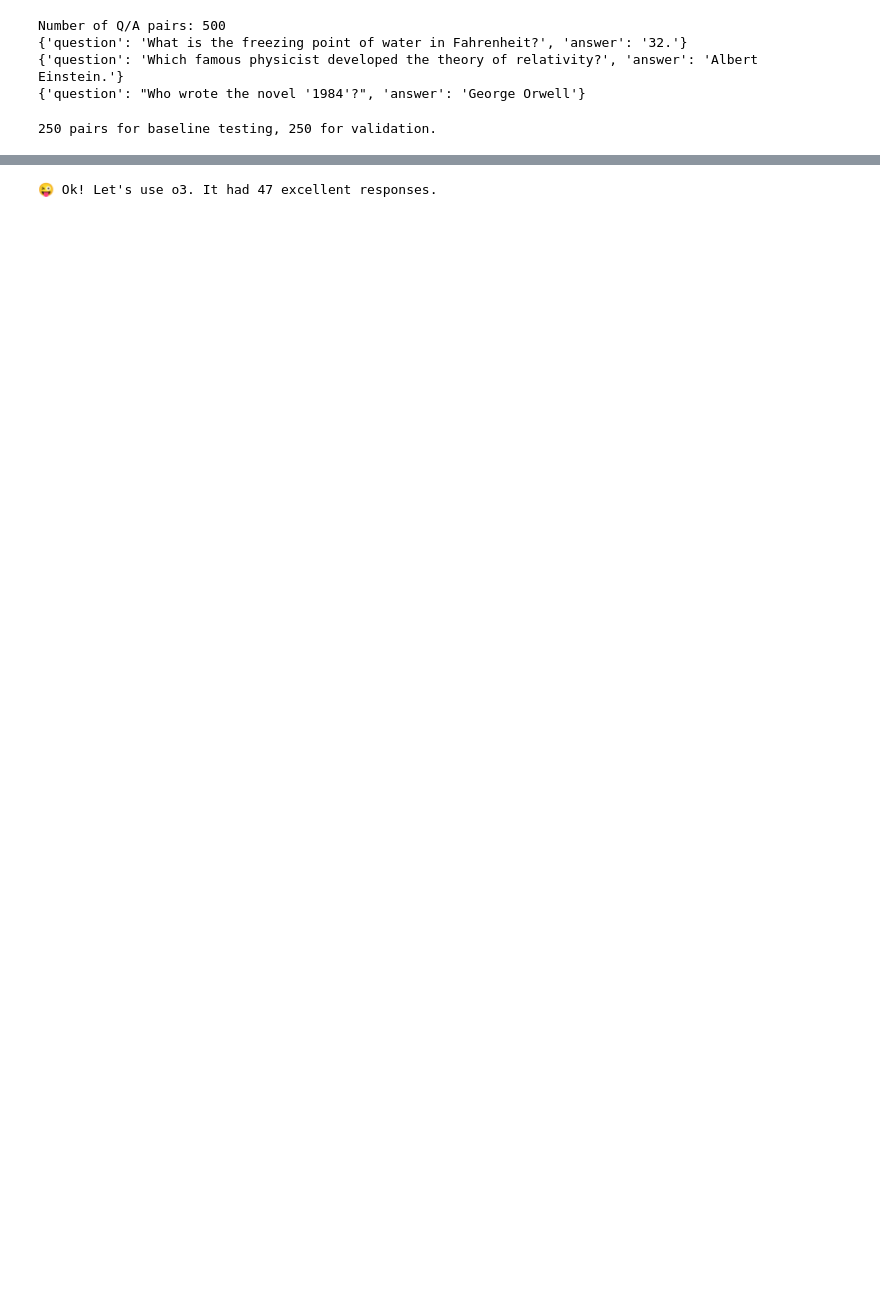
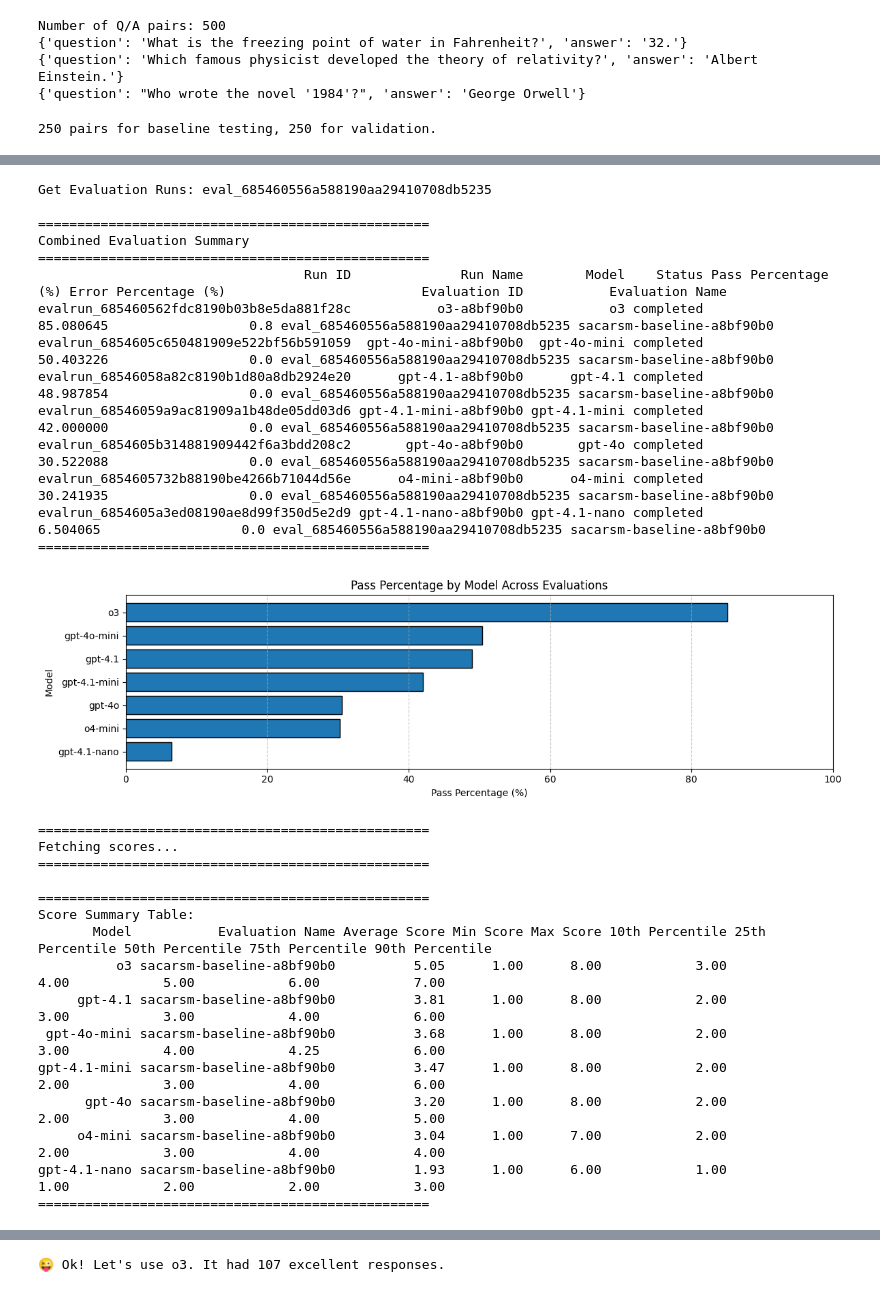
Before and after one commit to pasindupurnamal98/distilling-sarcasm, a Jupyter notebook: sarcasm.ipynb, the cells around one changed output, grey strips where cells are left out. Saved outputs shown, nothing was run; the diff lists cells and outputs as text; code cells hidden in the pictures; blank space fills up the shorter version.

```diff
--- a/sarcasm.ipynb
+++ b/sarcasm.ipynb
@@ -439,6 +448,34 @@ NameError: name 'baseline_runs' is not defined
 # %%
-# Import the display_evaluation_summary function from the eval_utils script
-from scripts.eval_utils import display_evaluation_summary
-
-# Display the evaluation summary
-display_evaluation_summary(client, [eval.id], x_range=(0, 10))
+# Let's visualize our evaluation and identify the best and worst performers.
+display_evaluation_summary(client, [baseline_eval.id], x_range=(0, 10))
+# %% [output]
+Get Evaluation Runs: eval_685460556a588190aa29410708db5235
+
+==================================================
+Combined Evaluation Summary
+==================================================
+                                  Run ID              Run Name        Model    Status Pass Percentage (%) Error Percentage (%)                         Evaluation ID           Evaluation Name
+evalrun_685460562fdc8190b03b8e5da881f28c           o3-a8bf90b0           o3 completed           85.080645                  0.8 eval_685460556a588190aa29410708db5235 sacarsm-baseline-a8bf90b0
+evalrun_6854605c650481909e522bf56b591059  gpt-4o-mini-a8bf90b0  gpt-4o-mini completed           50.403226                  0.0 eval_685460556a588190aa29410708db5235 sacarsm-baseline-a8bf90b0
+evalrun_68546058a82c8190b1d80a8db2924e20      gpt-4.1-a8bf90b0      gpt-4.1 completed           48.987854                  0.0 eval_685460556a588190aa29410708db5235 sacarsm-baseline-a8bf90b0
+evalrun_68546059a9ac81909a1b48de05dd03d6 gpt-4.1-mini-a8bf90b0 gpt-4.1-mini completed           42.000000                  0.0 eval_685460556a588190aa29410708db5235 sacarsm-baseline-a8bf90b0
+evalrun_6854605b314881909442f6a3bdd208c2       gpt-4o-a8bf90b0       gpt-4o completed           30.522088                  0.0 eval_685460556a588190aa29410708db5235 sacarsm-baseline-a8bf90b0
+evalrun_6854605732b88190be4266b71044d56e      o4-mini-a8bf90b0      o4-mini completed           30.241935                  0.0 eval_685460556a588190aa29410708db5235 sacarsm-baseline-a8bf90b0
+evalrun_6854605a3ed08190ae8d99f350d5e2d9 gpt-4.1-nano-a8bf90b0 gpt-4.1-nano completed            6.504065                  0.0 eval_685460556a588190aa29410708db5235 sacarsm-baseline-a8bf90b0
+==================================================
+[figure, added]
+==================================================
+Fetching scores...
+==================================================
+
+==================================================
+Score Summary Table:
+       Model           Evaluation Name Average Score Min Score Max Score 10th Percentile 25th Percentile 50th Percentile 75th Percentile 90th Percentile
+          o3 sacarsm-baseline-a8bf90b0          5.05      1.00      8.00            3.00            4.00            5.00            6.00            7.00
+     gpt-4.1 sacarsm-baseline-a8bf90b0          3.81      1.00      8.00            2.00            3.00            3.00            4.00            6.00
+ gpt-4o-mini sacarsm-baseline-a8bf90b0          3.68      1.00      8.00            2.00            3.00            4.00            4.25            6.00
+gpt-4.1-mini sacarsm-baseline-a8bf90b0          3.47      1.00      8.00            2.00            2.00            3.00            4.00            6.00
+      gpt-4o sacarsm-baseline-a8bf90b0          3.20      1.00      8.00            2.00            2.00            3.00            4.00            5.00
+     o4-mini sacarsm-baseline-a8bf90b0          3.04      1.00      7.00            2.00            2.00            3.00            4.00            4.00
+gpt-4.1-nano sacarsm-baseline-a8bf90b0          1.93      1.00      6.00            1.00            1.00            2.00            2.00            3.00
+==================================================
@@ -445,5 +483,9 @@ display_evaluation_summary(client, [eval.id], x_range=(0, 10))
 # %%
-# Let's grab our winning model and take their best responses (above or equal to CUTOFF)
+# We have a very clear top performer (o3) and a very clear bottom performer (4.1-nano).
+# Instead of blindly taking o3, let's look at the raw Run output data.
+
+# We'll find the model that generated the most "excellent" (>= 6.0) examples of sarcasm.
+CUTOFF = 6.0
 HIGH_SCORES = {
     "o3": [],
     "o4-mini": [],
@@ -453,11 +495,15 @@ HIGH_SCORES = {
     "gpt-4o": [],
     "gpt-4o-mini": [],
 }
-CUTOFF = 6.0
 
-# Let's find our responses that were Excellent (at or above CUTOFF)
-for run in runs:
-    for page in client.evals.runs.output_items.list(run.id, eval_id=eval.id).iter_pages():
+# Let's find our responses that were Excellent (at or above CUTOFF). We'll collect them
+# and pre-format them into chat completions format to save time later.
+#
+# This part is honestly a bit tricky...we're extracting the prompts and responses for the
+# model under test and *not* the prompts to the grader, so we have to do surgery. 🔪
+for run in baseline_runs:
+    pages = client.evals.runs.output_items.list(run.id, eval_id=baseline_eval.id).iter_pages()
+    for page in pages:
         for item in page.data:
             # We only used 1 grader. If you use multiple, you should look for which ones you want.
             if not item.results:
@@ -474,14 +520,15 @@ for run in runs:
                 ]
                 HIGH_SCORES[run.model].append({ "messages": messages })
 
-# Who's our best model?
+# Time to find the winner! Obviously, this is probably o3...
 winning_model = ""
 winning_cnt = 0
 for key in HIGH_SCORES.keys():
     if len(HIGH_SCORES[key]) > winning_cnt:
         winning_model = key
         winning_cnt = len(HIGH_SCORES[key])
+
 print(f"😜 Ok! Let's use {winning_model}. It had {winning_cnt} excellent responses.")
 # %% [output]
-😜 Ok! Let's use o3. It had 47 excellent responses.
+😜 Ok! Let's use o3. It had 107 excellent responses.
 # %%
```
Also changed, not shown: parts of 22 cells of this notebook, 4 other files.
